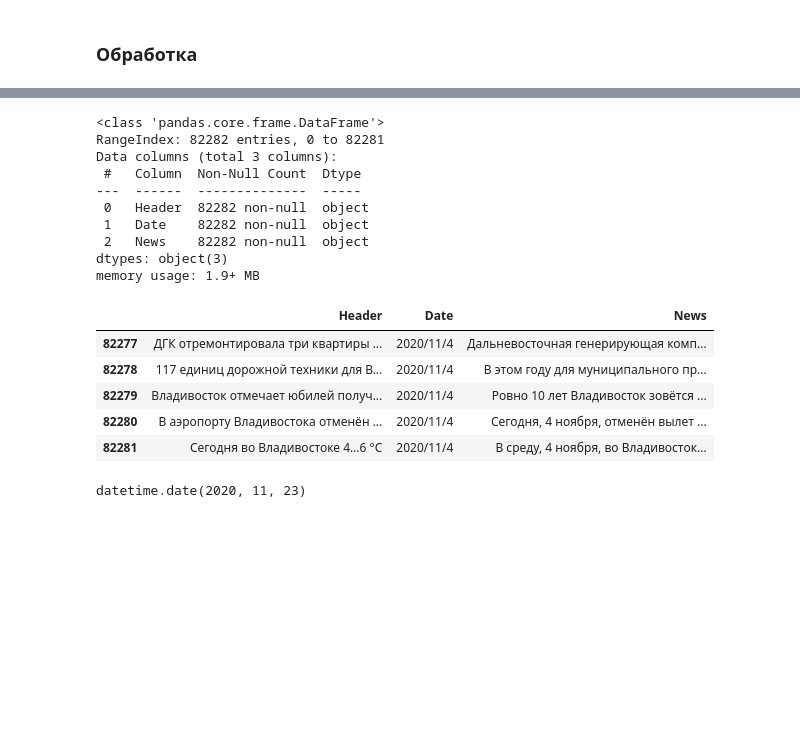
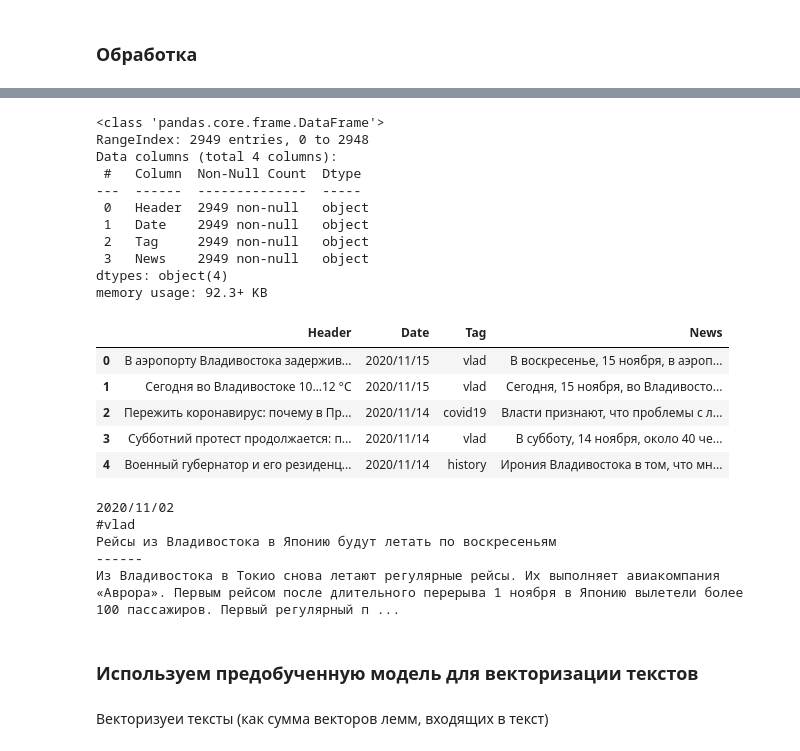
Before and after one commit to AndrKonst/hse_ml_2020, a Jupyter notebook: ML_LR3_Andronov.ipynb, the cells around one changed output, grey strips where cells are left out. Drawn from its saved outputs; the diff is of its cells as text; code cells hidden in the pictures; blank space fills up the shorter version.

```diff
--- a/ML_LR3_Andronov.ipynb
+++ b/ML_LR3_Andronov.ipynb
@@ -119,7 +126,15 @@ import pandas as pd
 # %%
-newsfile = open(r'D:\hse_iot\ml_hse_2020\data\articles_LR3_last.txt', 'r', encoding='utf-8')
-text_news = [(n.split("\n-----\n")[0].split('\n')[0],
-              n.split("\n-----\n")[0].split('\n')[1],
-              n.split("\n-----\n")[1]) for n in newsfile.read().split("\n=====\n")[1:]]
-news = pd.DataFrame(text_news, columns = ['Header', 'Date', 'News'])
-newsfile.close()
+%%time
+news_file_path = r'D:\hse_iot\ml_hse_2020\data\articles_LR3.txt'
+
+if os.path.exists(news_file_path):
+    newsfile = open(news_file_path, 'r', encoding="utf-8")
+    text_news = [(n.split("\n-----\n")[0].split('\n')[0],
+                  n.split("\n-----\n")[0].split('\n')[1],
+                  n.split("\n-----\n")[0].split('\n')[2],
+                  n.split("\n-----\n")[1]) for n in newsfile.read().split("\n=====\n")[1:]]
+    news = pd.DataFrame(text_news, columns = ['Header', 'Date', 'Tag', 'News'])
+    newsfile.close()
+    print('news read')
+else:
+    print('news file doesn\'t exist!')
@@ -127,25 +145,22 @@ newsfile.close()
 news.info()
 # %% [output]
 <class 'pandas.core.frame.DataFrame'>
-RangeIndex: 82282 entries, 0 to 82281
-Data columns (total 3 columns):
+RangeIndex: 2949 entries, 0 to 2948
+Data columns (total 4 columns):
  #   Column  Non-Null Count  Dtype
 ---  ------  --------------  -----
- 0   Header  82282 non-null  object
- 1   Date    82282 non-null  object
- 2   News    82282 non-null  object
-dtypes: object(3)
-memory usage: 1.9+ MB
+ 0   Header  2949 non-null   object
+ 1   Date    2949 non-null   object
+ 2   Tag     2949 non-null   object
+ 3   News    2949 non-null   object
+dtypes: object(4)
+memory usage: 92.3+ KB
 # %%
-news.tail()
+news.head()
 # %% [output]
-|  | Header | Date | News |
-| 82277 | ДГК отремонтировала три квартиры ... | 2020/11/4 | Дальневосточная генерирующая комп... |
-| 82278 | 117 единиц дорожной техники для В... | 2020/11/4 | В этом году для муниципального пр... |
-| 82279 | Владивосток отмечает юбилей получ... | 2020/11/4 | Ровно 10 лет Владивосток зовётся ... |
-| 82280 | В аэропорту Владивостока отменён ... | 2020/11/4 | Сегодня, 4 ноября, отменён вылет ... |
-| 82281 | Сегодня во Владивостоке 4…6 °С | 2020/11/4 | В среду, 4 ноября, во Владивосток... |
+|  | Header | Date | Tag | News |
+| 0 | В аэропорту Владивостока задержив... | 2020/11/15 | vlad | В воскресенье, 15 ноября, в аэроп... |
+| 1 | Сегодня во Владивостоке 10…12 °C | 2020/11/15 | vlad | Сегодня, 15 ноября, во Владивосто... |
+| 2 | Пережить коронавирус: почему в Пр... | 2020/11/14 | covid19 | Власти признают, что проблемы с л... |
+| 3 | Субботний протест продолжается: п... | 2020/11/14 | vlad | В субботу, 14 ноября, около 40 че... |
+| 4 | Военный губернатор и его резиденц... | 2020/11/14 | history | Ирония Владивостока в том, что мн... |
-# %%
-date(2020, 11, 4)
-# %% [output]
-datetime.date(2020, 11, 23)
@@ -151,0 +169,16 @@ datetime.date(2020, 11, 23)
+# %%
+def print_article(num):
+    print(news.Date.iloc[num])
+    print('#' + news.Tag.iloc[num])
+    print(news.Header.iloc[num])
+    print('------')
+    print(news.News.iloc[num])
+print_article(398)
+# %% [output]
+2020/11/02
+#vlad
+Рейсы из Владивостока в Японию будут летать по воскресеньям
+------
+Из Владивостока в Токио снова летают регулярные рейсы. Их выполняет авиакомпания «Аврора». Первым рейсом после длительного перерыва 1 ноября в Японию вылетели более 100 пассажиров. Первый регулярный п ...
+# %% [markdown]
+### Используем предобученную модель для векторизации  текстов
@@ -151,0 +233,2 @@ datetime.date(2020, 11, 23)
+# %% [markdown]
+Векторизуеи тексты (как сумма векторов лемм, входящих в текст)
```
Also changed, not shown: parts of 34 cells of this notebook.
